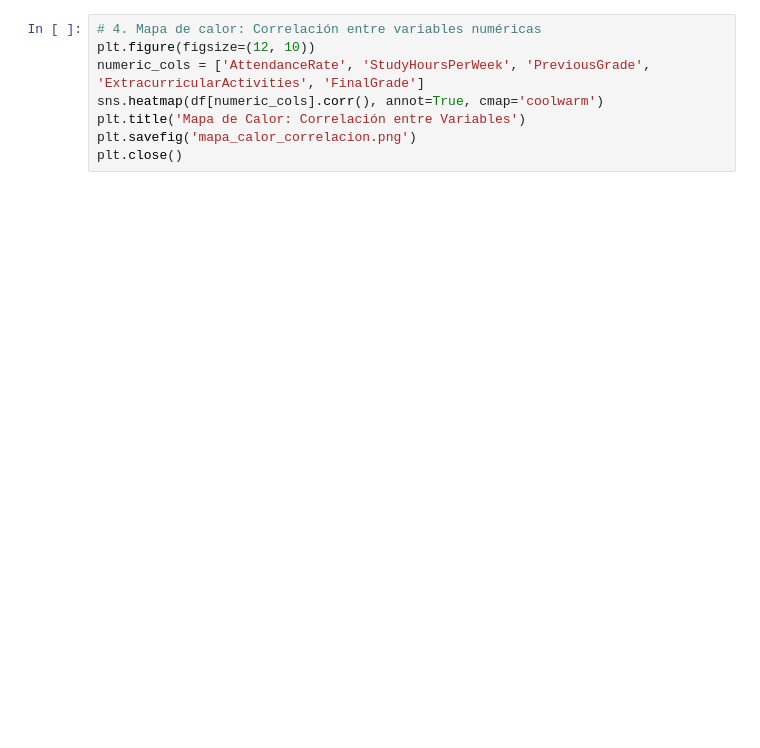
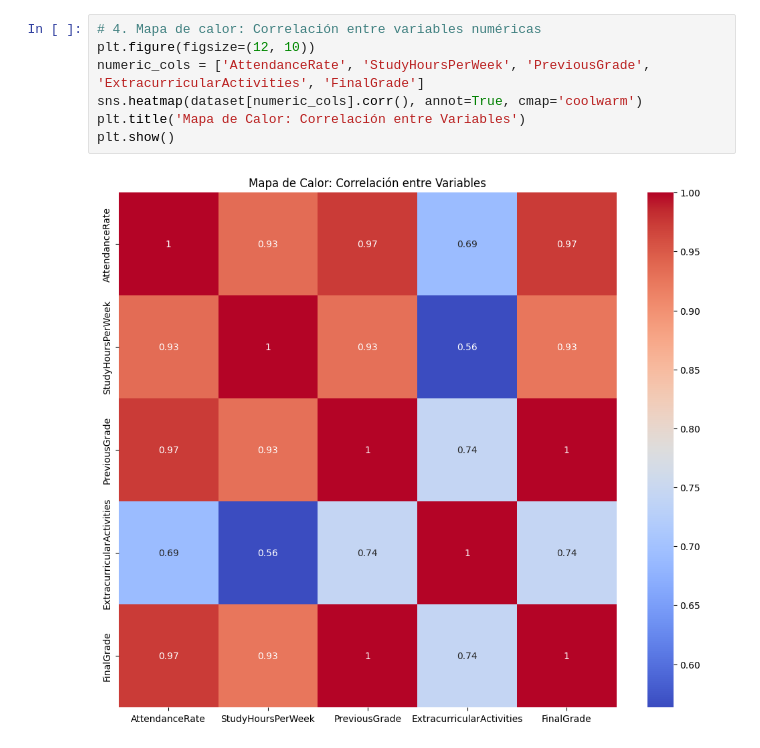
Before and after one commit to lizsolano/Optativa_profesionalizante_I, a Jupyter notebook: Analisis_BD.ipynb, the cells around one changed output. Cells and saved outputs as stored; diff of their text form; blank space fills up the shorter version.

```diff
--- a/Analisis_BD.ipynb
+++ b/Analisis_BD.ipynb
@@ -88,9 +154,10 @@ plt.close()
 # %%
 # 4. Mapa de calor: Correlación entre variables numéricas
 plt.figure(figsize=(12, 10))
 numeric_cols = ['AttendanceRate', 'StudyHoursPerWeek', 'PreviousGrade', 'ExtracurricularActivities', 'FinalGrade']
-sns.heatmap(df[numeric_cols].corr(), annot=True, cmap='coolwarm')
+sns.heatmap(dataset[numeric_cols].corr(), annot=True, cmap='coolwarm')
 plt.title('Mapa de Calor: Correlación entre Variables')
-plt.savefig('mapa_calor_correlacion.png')
-plt.close()
+plt.show()
+# %% [output]
+[figure, added]
 # %%
```
Also changed, not shown: parts of 17 cells of this notebook.
